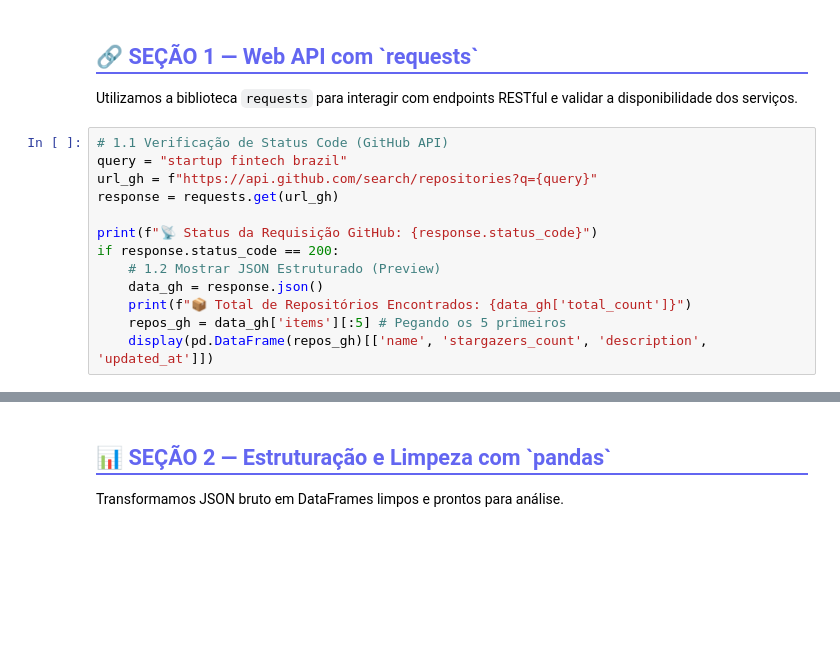
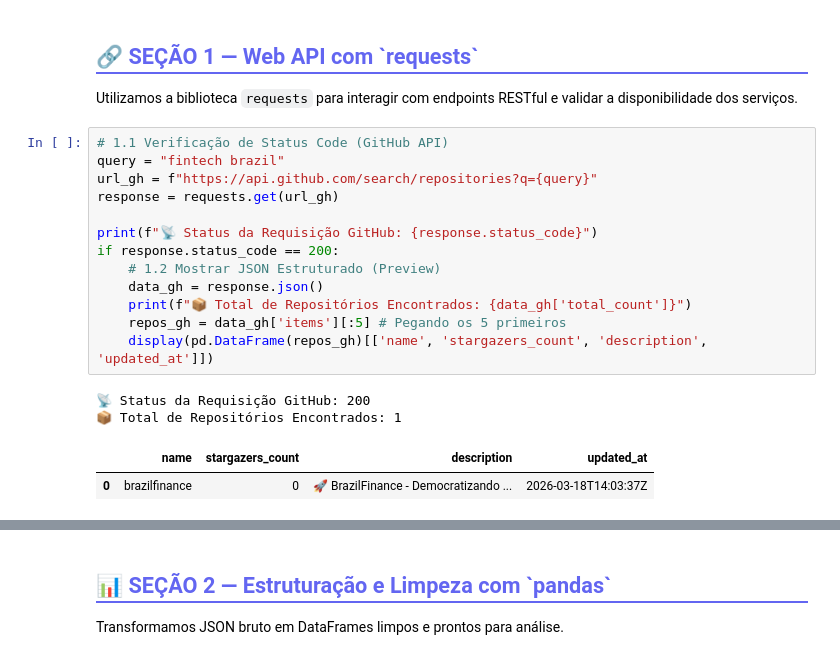
Before and after one commit to Renatoassis86/analise_sentimentos, a Jupyter notebook: notebooks/02_etapa2_coleta_apis.ipynb, the cells around one changed output, grey strips where cells are left out. Drawn from its saved outputs; the diff is of its cells as text; blank space fills up the shorter version.

```diff
--- a/notebooks/02_etapa2_coleta_apis.ipynb
+++ b/notebooks/02_etapa2_coleta_apis.ipynb
@@ -26,16 +28,21 @@ print("✅ Módulos de Coleta e Pandas PRONTOS!")
 Utilizamos a biblioteca `requests` para interagir com endpoints RESTful e validar a disponibilidade dos serviços.
 # %%
 # 1.1 Verificação de Status Code (GitHub API)
-query = "startup fintech brazil"
+query = "fintech brazil"
 url_gh = f"https://api.github.com/search/repositories?q={query}"
 response = requests.get(url_gh)
 
 print(f"📡 Status da Requisição GitHub: {response.status_code}")
 if response.status_code == 200:
     # 1.2 Mostrar JSON Estruturado (Preview)
     data_gh = response.json()
     print(f"📦 Total de Repositórios Encontrados: {data_gh['total_count']}")
     repos_gh = data_gh['items'][:5] # Pegando os 5 primeiros
     display(pd.DataFrame(repos_gh)[['name', 'stargazers_count', 'description', 'updated_at']])
+# %% [output]
+📡 Status da Requisição GitHub: 200
+📦 Total de Repositórios Encontrados: 1
+|  | name | stargazers_count | description | updated_at |
+| 0 | brazilfinance | 0 | 🚀 BrazilFinance - Democratizando ... | 2026-03-18T14:03:37Z |
 # %%
 # 1.3 Coleta via BrasilAPI (Dados de Corretoras)
```
Also changed, not shown: parts of 5 cells of this notebook, 14 other files.
